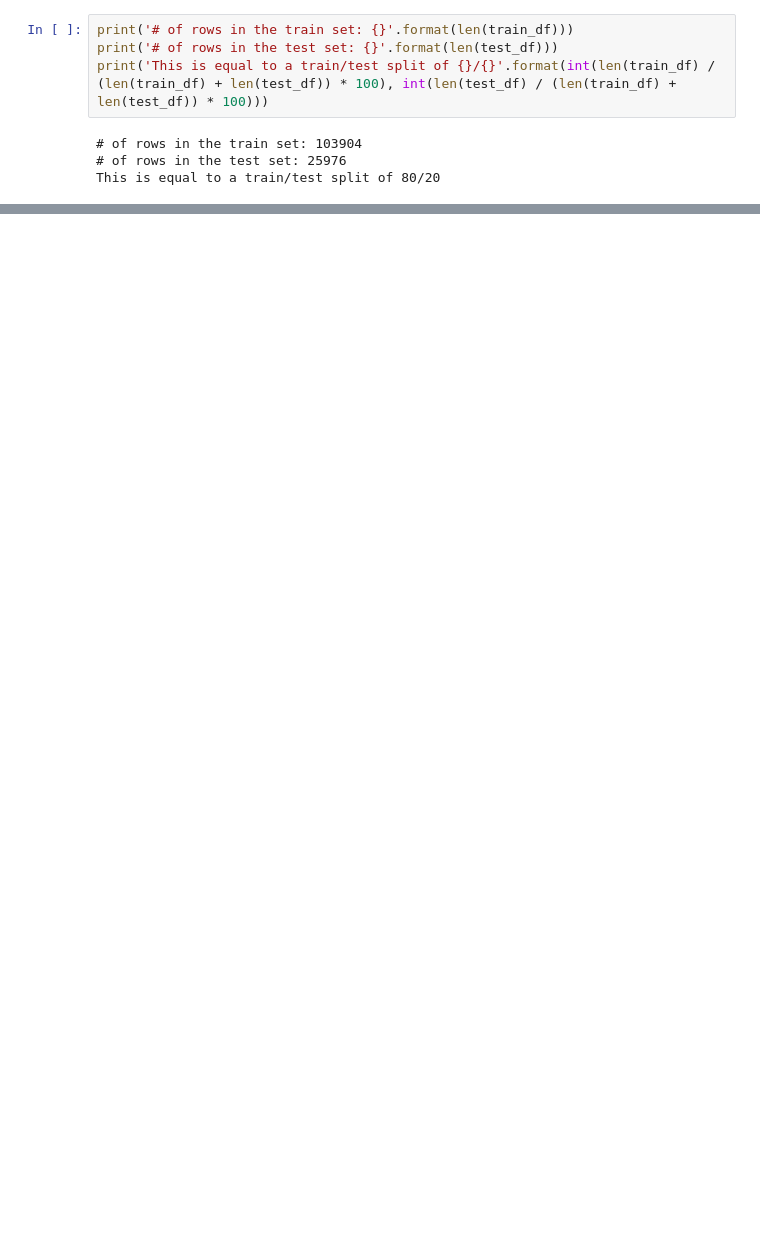
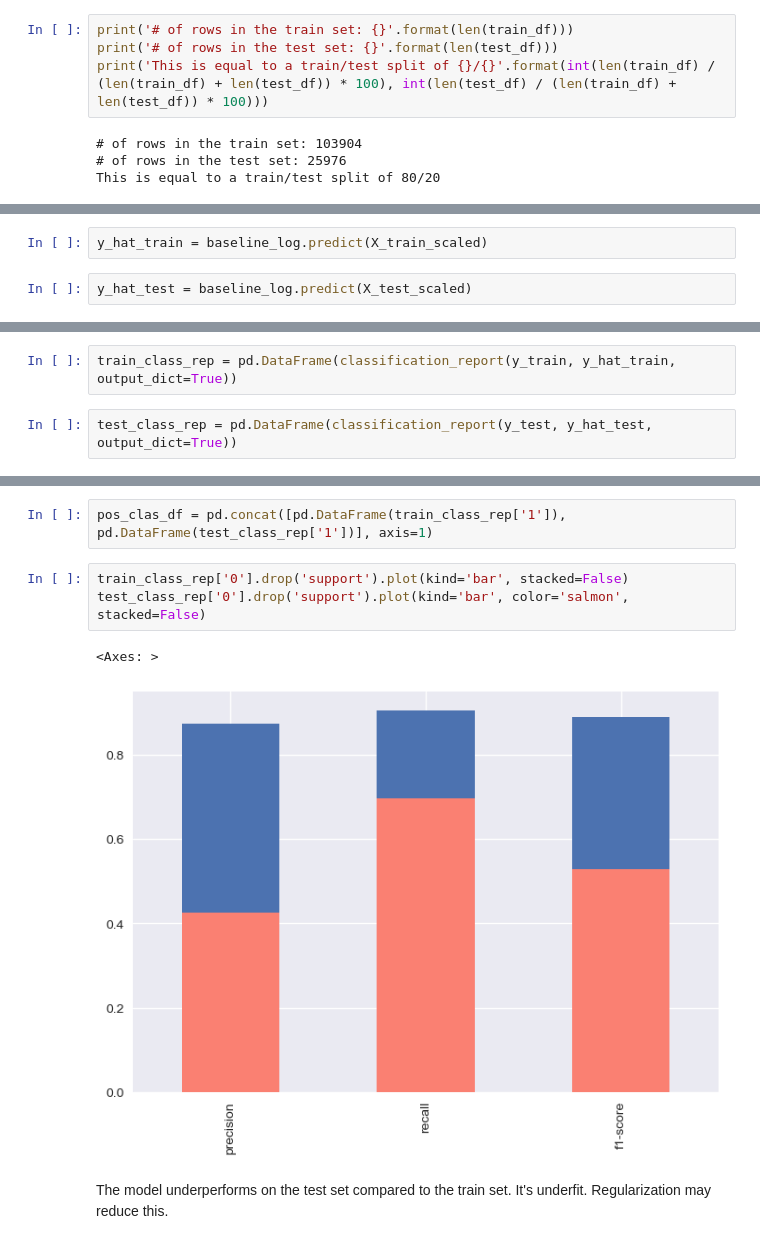
Before and after one commit to terminalcoder/Airline-Passenger-Satisfaction, a Jupyter notebook: notebook_1.ipynb, the cells around one changed output, grey strips where cells are left out. Saved outputs shown, nothing was run; the diff lists cells and outputs as text; blank space fills up the shorter version.

```diff
--- a/notebook_1.ipynb
+++ b/notebook_1.ipynb
@@ -48,0 +439,4 @@ Accurding to the written down stuff about the data provided with the data, some
+# %%
+y_hat_train = baseline_log.predict(X_train_scaled)
+# %%
+y_hat_test = baseline_log.predict(X_test_scaled)
@@ -48,0 +446,4 @@ Accurding to the written down stuff about the data provided with the data, some
+# %%
+train_class_rep = pd.DataFrame(classification_report(y_train, y_hat_train, output_dict=True))
+# %%
+test_class_rep = pd.DataFrame(classification_report(y_test, y_hat_test, output_dict=True))
@@ -48,0 +458,10 @@ Accurding to the written down stuff about the data provided with the data, some
+# %%
+pos_clas_df = pd.concat([pd.DataFrame(train_class_rep['1']), pd.DataFrame(test_class_rep['1'])], axis=1)
+# %%
+train_class_rep['0'].drop('support').plot(kind='bar', stacked=False)
+test_class_rep['0'].drop('support').plot(kind='bar', color='salmon', stacked=False)
+# %% [output]
+<Axes: >
+[figure, added]
+# %% [markdown]
+The model underperforms on the test set compared to the train set. It's underfit. Regularization may reduce this.
```
Also changed, not shown: parts of 66 cells of this notebook.
